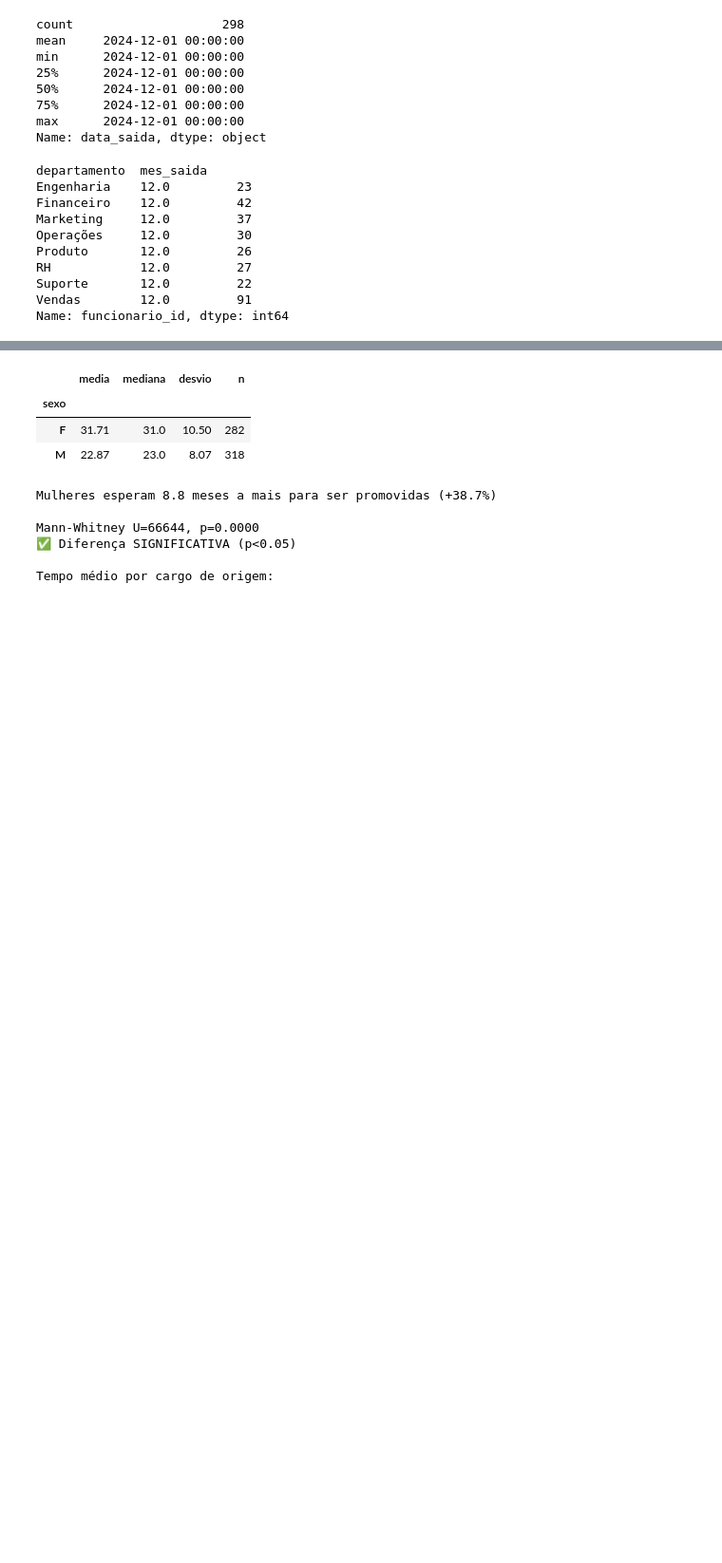
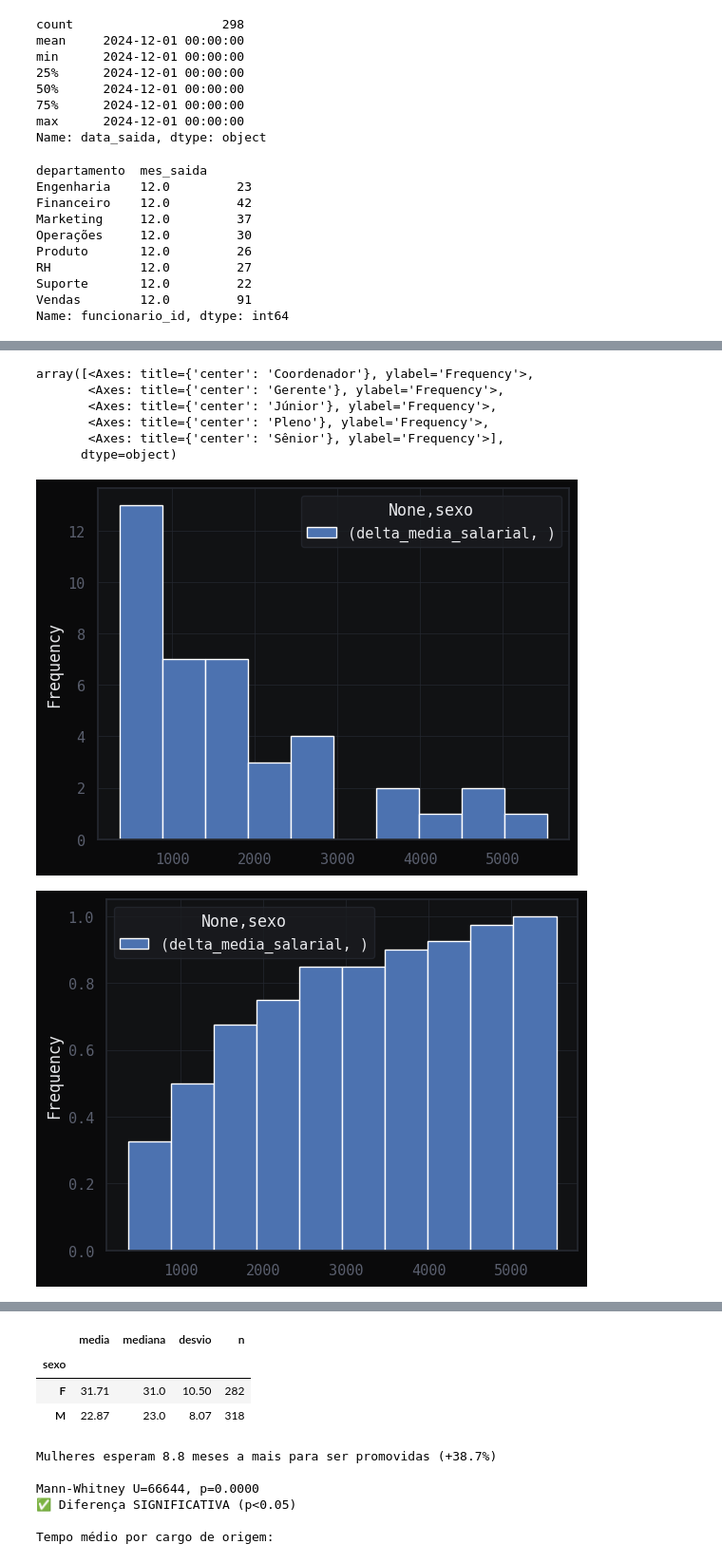
Before and after one commit to marciacastro03/projeto_07-Dossi-Exodus-Crise-de-Talentos_-CDT13, a Jupyter notebook: notebook/legado_apagar_antes_de_enviar/notebook_projeto.ipynb, the cells around one changed output, grey strips where cells are left out. Shown at 95% size. Drawn from its saved outputs; the diff is of its cells as text; code cells hidden in the pictures; blank space fills up the shorter version.

```diff
--- a/notebook/legado_apagar_antes_de_enviar/notebook_projeto.ipynb
+++ b/notebook/legado_apagar_antes_de_enviar/notebook_projeto.ipynb
@@ -484,0 +607,22 @@ NameError: name 'df_people' is not defined
+# %%
+## Em quantos departamentos os homens ganham mais que mulheres? É difuso ou é concentrado em poucos departamentos? Pode ser um sintoma de uma área se manifestando como um desvio no resultado geral
+## Qual a diferença média do salário do homem e da mulher por departamento?
+
+
+df_delta_media_salarial = df_media_salarial.set_index(["cargo", "departamento","sexo"]).unstack("sexo").reset_index()
+
+# Cálculo da Diferença de Média Salarial por cargo e departamento entre homens e mulheres
+df_delta_media_salarial["delta_media_salarial"] = df_delta_media_salarial["mean", "M"] - df_delta_media_salarial["mean", "F"]
+
+print("Resumo estatístico da diferença de média salarial entre homens e mulheres\n",
+      df_delta_media_salarial.describe().round(2),
+     "\n---\n"
+     )
+
+## Departamentos com menor e maior diferença de média salarial
+print("Departamento com a menor diferença:\n",
+      df_delta_media_salarial[df_delta_media_salarial["delta_media_salarial"] == df_delta_media_salarial["delta_media_salarial"].min()],
+      "\n---\n")
+
+print("Departamento com a maior diferença:\n",
+    df_delta_media_salarial[df_delta_media_salarial["delta_media_salarial"] == df_delta_media_salarial["delta_media_salarial"].max()])
@@ -484,0 +647,22 @@ NameError: name 'df_people' is not defined
+# %%
+## Exibição gráfica como todos setores e cargos possuem homens ganhando mais
+df_delta_media_salarial.plot.hist(column="delta_media_salarial")
+
+df_delta_media_salarial.plot.hist(column="delta_media_salarial", cumulative=True, density=True)
+
+## Preparar pro gráfico por cargo
+
+df_delta_media_salarial.columns = ['_'.join(map(str, col)).strip() for col in df_delta_media_salarial.columns.values]
+
+df_delta_media_salarial.columns = df_delta_media_salarial.columns.str.strip("_")
+
+df_delta_media_salarial.plot.hist(column="delta_media_salarial", cumulative=True, density=True, by="cargo", sharex=True)
+# %% [output]
+array([<Axes: title={'center': 'Coordenador'}, ylabel='Frequency'>,
+       <Axes: title={'center': 'Gerente'}, ylabel='Frequency'>,
+       <Axes: title={'center': 'Júnior'}, ylabel='Frequency'>,
+       <Axes: title={'center': 'Pleno'}, ylabel='Frequency'>,
+       <Axes: title={'center': 'Sênior'}, ylabel='Frequency'>],
+      dtype=object)
+[figure, added]
+[figure, added]
```
Also changed, not shown: parts of 42 cells of this notebook, 1 other file.
